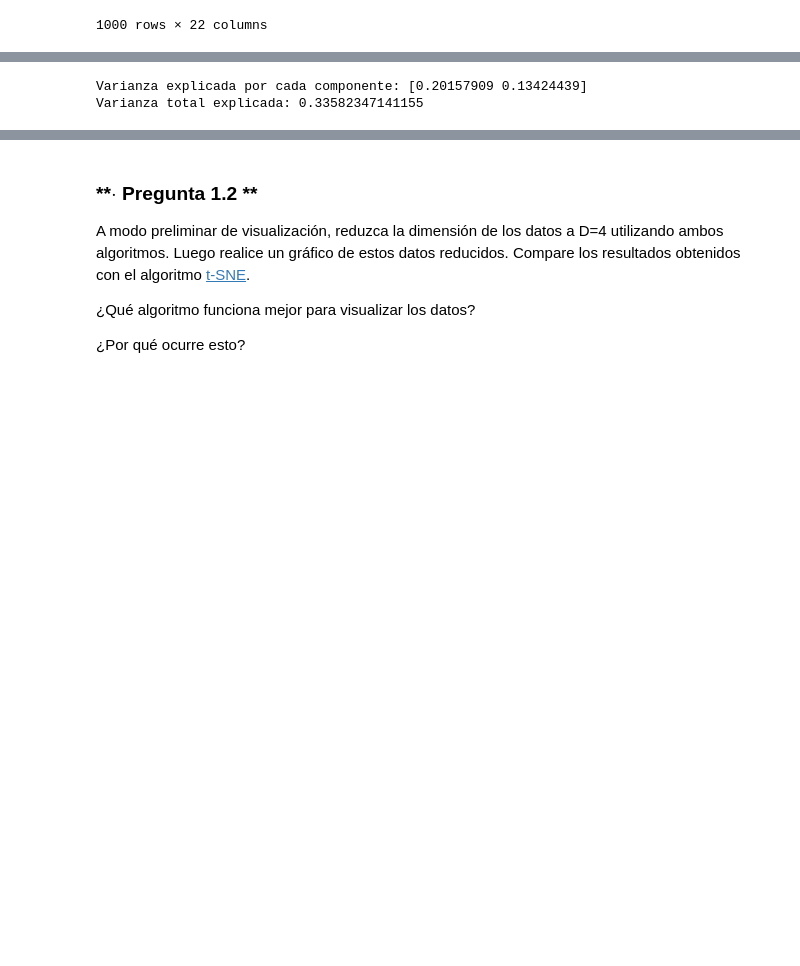
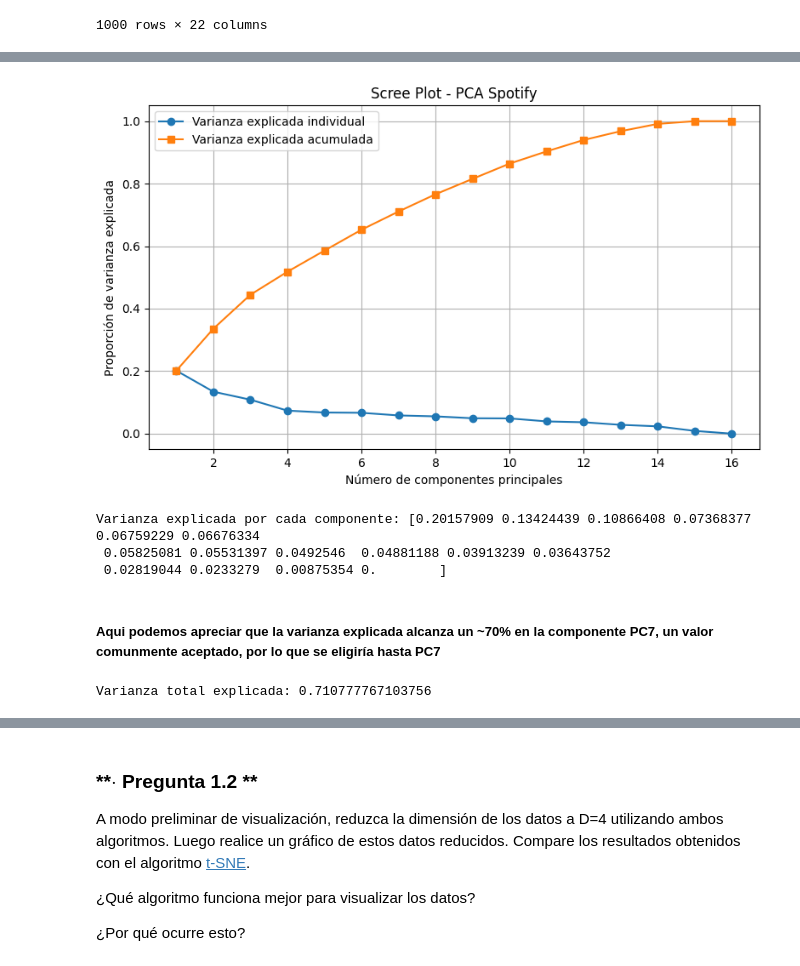
Before and after one commit to Nikolexion/Tarea2Datos, a Jupyter notebook: Tarea2_AD2025.ipynb, the cells around one changed output, grey strips where cells are left out. Saved outputs shown, nothing was run; the diff lists cells and outputs as text; code cells hidden in the pictures; blank space fills up the shorter version.

```diff
--- a/Tarea2_AD2025.ipynb
+++ b/Tarea2_AD2025.ipynb
@@ -605,27 +652,46 @@ memory usage: 172.9+ KB
 # %%
 from sklearn.decomposition import PCA
 from sklearn.preprocessing import StandardScaler
 
 df2['acousticness'] = pd.to_numeric(df2['acousticness'], errors='coerce')
 df2['instrumentalness'] = pd.to_numeric(df2['instrumentalness'], errors='coerce')
 df2['explicit'] = df2['explicit'].astype(int)
 
 columnas_numericas = [
     'followers', 'artist_popularity', 'duration_ms', 'explicit', 'track_popularity',
     'danceability', 'energy', 'key', 'loudness', 'mode', 'speechiness',
     'acousticness', 'instrumentalness', 'liveness', 'valence', 'tempo'
 ]
 
 x_spotify = df2[columnas_numericas].copy()
 x_spotify = x_spotify.fillna(x_spotify.mean())
 
 scaler = StandardScaler()
 x_spotify = scaler.fit_transform(x_spotify)
 
-pca = PCA(n_components=2)
-x_spotify_pca = pca.fit_transform(x_spotify)
-print("Varianza explicada por cada componente:", pca.explained_variance_ratio_)
-print("Varianza total explicada:", pca.explained_variance_ratio_.sum())
+# Scree plot: una gráfica de varianza explicada por cada componente principal
+pca_full = PCA().fit(x_spotify)
+plt.figure(figsize=(8,5))
+plt.plot(np.arange(1, len(pca_full.explained_variance_ratio_)+1), pca_full.explained_variance_ratio_, marker='o', label='Varianza explicada individual')
+plt.plot(np.arange(1, len(pca_full.explained_variance_ratio_)+1), np.cumsum(pca_full.explained_variance_ratio_), marker='s', label='Varianza explicada acumulada')
+plt.xlabel('Número de componentes principales')
+plt.ylabel('Proporción de varianza explicada')
+plt.title('Scree Plot - PCA Spotify')
+plt.legend()
+plt.grid(True)
+plt.tight_layout()
+plt.show()
+print("Varianza explicada por cada componente:", pca_full.explained_variance_ratio_)
 # %% [output]
+[figure, added]
-Varianza explicada por cada componente: [0.20157909 0.13424439]
-Varianza total explicada: 0.33582347141155
+Varianza explicada por cada componente: [0.20157909 0.13424439 0.10866408 0.07368377 0.06759229 0.06676334
+ 0.05825081 0.05531397 0.0492546  0.04881188 0.03913239 0.03643752
+ 0.02819044 0.0233279  0.00875354 0.        ]
+# %% [markdown]
+##### Aqui podemos apreciar que la varianza explicada alcanza un ~70% en la componente PC7, un valor comunmente aceptado, por lo que se eligiría hasta PC7
+# %%
+pca = PCA(n_components=7)
+x_spotify_pca = pca.fit_transform(x_spotify)
+print("Varianza total explicada:", pca.explained_variance_ratio_.sum())
+# %% [output]
+Varianza total explicada: 0.710777767103756
```
Also changed, not shown: parts of 35 cells of this notebook.
